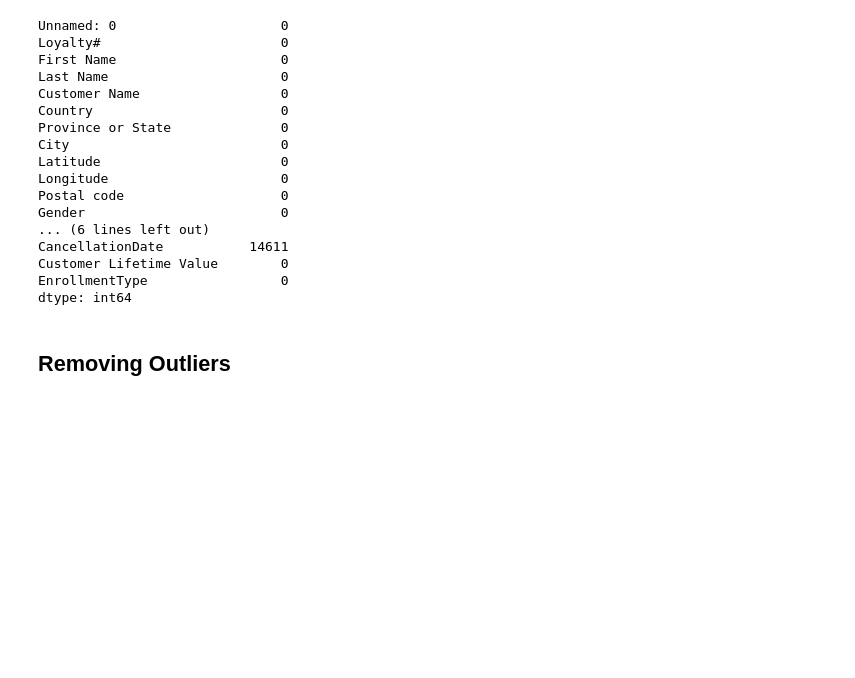
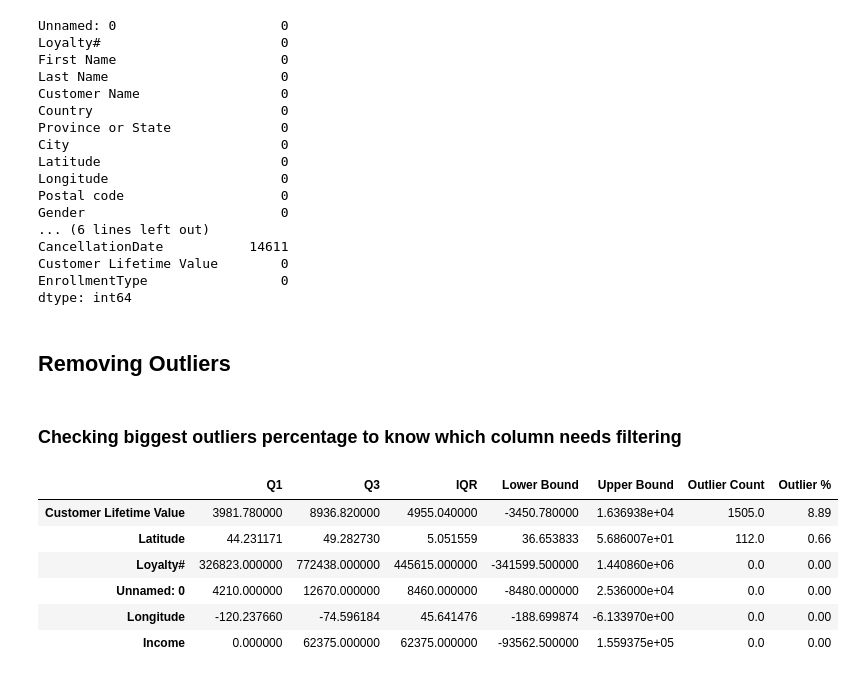
Before and after one commit to lCarvas/data-mining, a Jupyter notebook: src/GroupXX_EDA_Code.ipynb, the cells around one changed output. Cells and saved outputs as stored; diff of their text form; code cells hidden in the pictures; blank space fills up the shorter version.

```diff
--- a/src/GroupXX_EDA_Code.ipynb
+++ b/src/GroupXX_EDA_Code.ipynb
@@ -484,3 +446,39 @@ EnrollmentType                 0
 dtype: int64
 # %% [markdown]
 ## Removing Outliers
+# %% [markdown]
+### Checking biggest outliers percentage to know which column needs filtering
+# %%
+numeric_cols = dataCustomer_central.select_dtypes(include='number').columns
+
+outlier_summary = pd.DataFrame(
+    columns=['Q1', 'Q3', 'IQR', 'Lower Bound', 'Upper Bound', 'Outlier Count', 'Outlier %']
+)
+
+for col in numeric_cols:
+    Q1 = dataCustomer_central[col].quantile(0.25)
+    Q3 = dataCustomer_central[col].quantile(0.75)
+    IQR = Q3 - Q1
+    lower_bound = Q1 - 1.5 * IQR
+    upper_bound = Q3 + 1.5 * IQR
+    outliers = dataCustomer_central[(dataCustomer_central[col] < lower_bound) | (dataCustomer_central[col] > upper_bound)]
+    outlier_summary.loc[col] = [
+        Q1,
+        Q3,
+        IQR,
+        lower_bound,
+        upper_bound,
+        outliers.shape[0],
+        round(outliers.shape[0] / dataCustomer_central.shape[0] * 100, 2)
+    ]
+
+outlier_summary
+outlier_summary.sort_values(by='Outlier %', ascending=False)
+# %% [output]
+|  | Q1 | Q3 | IQR | Lower Bound | Upper Bound | Outlier Count | Outlier % |
+| Customer Lifetime Value | 3981.780000 | 8936.820000 | 4955.040000 | -3450.780000 | 1.636938e+04 | 1505.0 | 8.89 |
+| Latitude | 44.231171 | 49.282730 | 5.051559 | 36.653833 | 5.686007e+01 | 112.0 | 0.66 |
+| Loyalty# | 326823.000000 | 772438.000000 | 445615.000000 | -341599.500000 | 1.440860e+06 | 0.0 | 0.00 |
+| Unnamed: 0 | 4210.000000 | 12670.000000 | 8460.000000 | -8480.000000 | 2.536000e+04 | 0.0 | 0.00 |
+| Longitude | -120.237660 | -74.596184 | 45.641476 | -188.699874 | -6.133970e+00 | 0.0 | 0.00 |
+| Income | 0.000000 | 62375.000000 | 62375.000000 | -93562.500000 | 1.559375e+05 | 0.0 | 0.00 |
```
Also changed, not shown: parts of 6 cells of this notebook.
